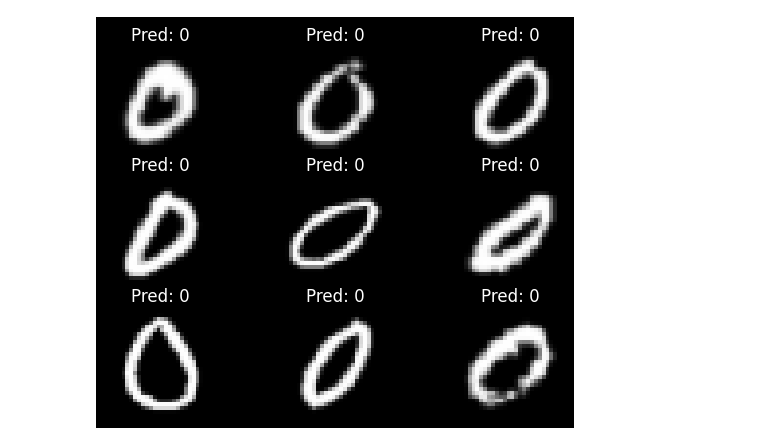
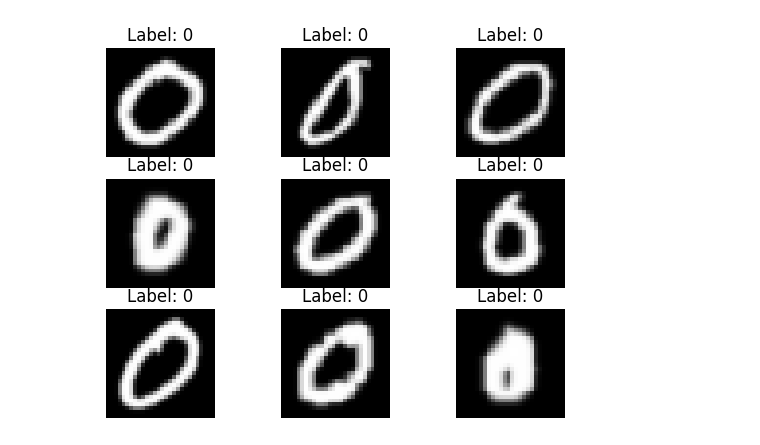
Before and after one commit to LucasFerguson/Handwriting-Recognition-CS584, a Jupyter notebook: presentation_script.ipynb, the cells around one changed output. Cells and saved outputs as stored; diff of their text form; code cells hidden in the pictures.

Commit message:
Finished presentation notebook

```diff
--- a/presentation_script.ipynb
+++ b/presentation_script.ipynb
@@ -7,7 +7,7 @@ IMAGE_WIDTH = 28
 IMAGE_HEIGHT = 28
 IMAGE_CHANNELS = 1
 
-IMAGE_DIRECTORY = "Presentation_Data/set2/dataset"
+IMAGE_DIRECTORY = "Presentation_Data/set4/dataset"
 CLASS_NAMES = ['lower_0', 'lower_1', 'lower_2', 'lower_3', 'lower_4',
 'lower_5', 'lower_6', 'lower_7', 'lower_8', 'lower_9', 'lower_a',
 'lower_b', 'lower_d', 'lower_e', 'lower_f', 'lower_g', 'lower_h',
@@ -43,18 +62,18 @@ model = tf.keras.models.load_model(MODEL_FILE)
 # %%
 import matplotlib.pyplot as plt
 import numpy as np
 
 # Draw out some images
 
 for index, (image, label) in enumerate(dataset.take(9)):
     plt.subplot(331 + index)
     plt.imshow(image[0], cmap=plt.get_cmap("gray"))
     true_label = np.argmax(label[0])
-    plt.title(f"Pred: {true_label}")
+    plt.title(f"Label: {true_label}")
     plt.axis('off')
 plt.show()
 # %% [output]
-[figure, old version]
+[figure, new version]
 # %%
 # Make predictions
 predictions = model.predict(dataset)
```
Also changed, not shown: parts of 5 cells of this notebook, 1 other file.
